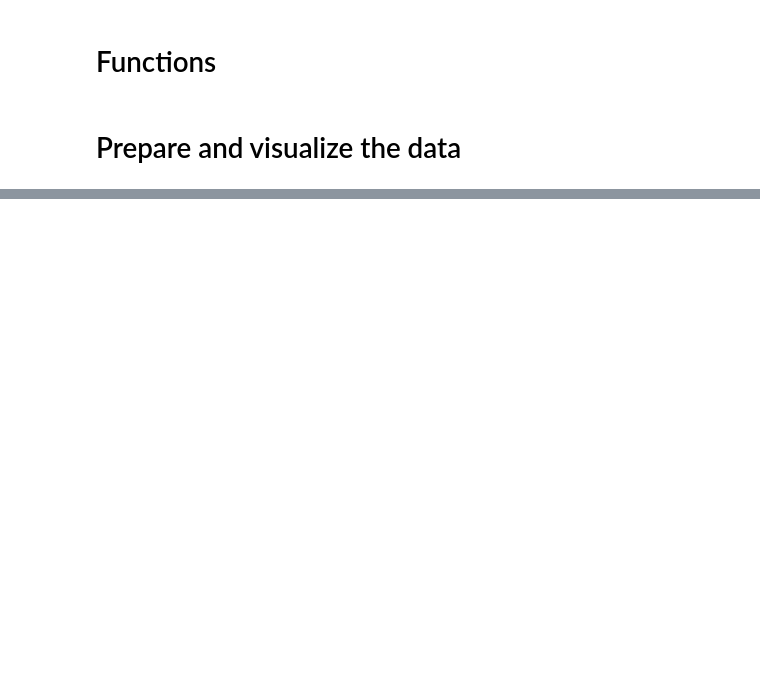
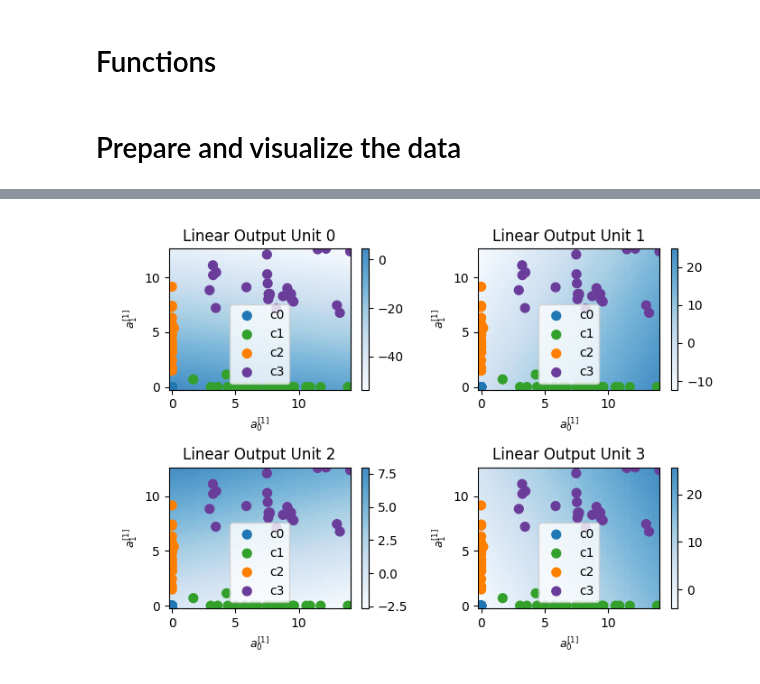
Before and after one commit to CarlosLizamaGarcia/DataScience, a Jupyter notebook: Course2/Multiclass.ipynb, the cells around one changed output, grey strips where cells are left out. Saved outputs shown, nothing was run; the diff lists cells and outputs as text; code cells hidden in the pictures; blank space fills up the shorter version.

```diff
--- a/Course2/Multiclass.ipynb
+++ b/Course2/Multiclass.ipynb
@@ -27,0 +296,11 @@ X_train, y_train = make_blobs(n_samples=m, centers=centers, cluster_std=std, ran
+# %%
+# gather the trained parameters from the output layer
+l2 = model.get_layer("L2")
+W2, b2 = l2.get_weights()
+# create the 'new features', the training examples after L1 transformation
+Xl2 = np.maximum(0, np.dot(X_train,W1) + b1)
+
+plt_output_layer_linear(Xl2, y_train.reshape(-1,), W2, b2, classes,
+                        x0_rng = (-0.25,np.amax(Xl2[:,0])), x1_rng = (-0.25,np.amax(Xl2[:,1])))
+# %% [output]
+[figure, added]
```
Also changed, not shown: parts of 28 cells of this notebook.
